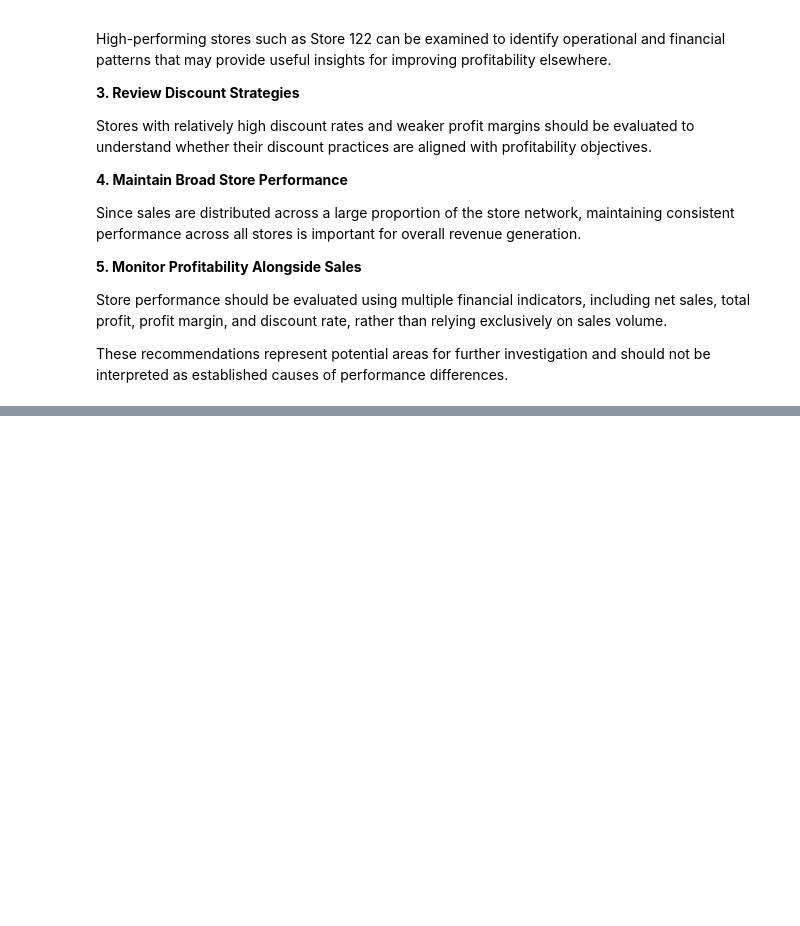
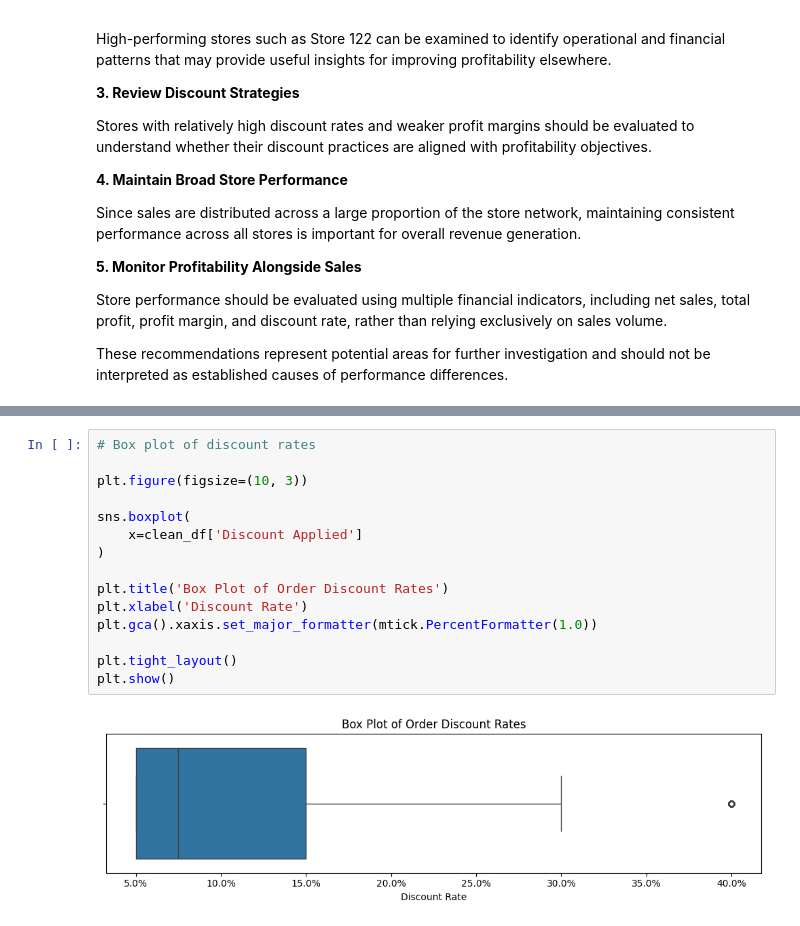
Before and after one commit to silverbullet-ai/intelligent-systems, a Jupyter notebook: da/sales-data-analysis/notebooks/02_sales_analysis.ipynb, the cells around one changed output, grey strips where cells are left out. Cells and saved outputs as stored; diff of their text form; blank space fills up the shorter version.

```diff
--- a/da/sales-data-analysis/notebooks/02_sales_analysis.ipynb
+++ b/da/sales-data-analysis/notebooks/02_sales_analysis.ipynb
@@ -5202,0 +5275,17 @@ These recommendations represent potential areas for further investigation and sh
+# %%
+# Box plot of discount rates
+
+plt.figure(figsize=(10, 3))
+
+sns.boxplot(
+    x=clean_df['Discount Applied']
+)
+
+plt.title('Box Plot of Order Discount Rates')
+plt.xlabel('Discount Rate')
+plt.gca().xaxis.set_major_formatter(mtick.PercentFormatter(1.0))
+
+plt.tight_layout()
+plt.show()
+# %% [output]
+[figure, added]
```
Also changed, not shown: parts of 60 cells of this notebook.
